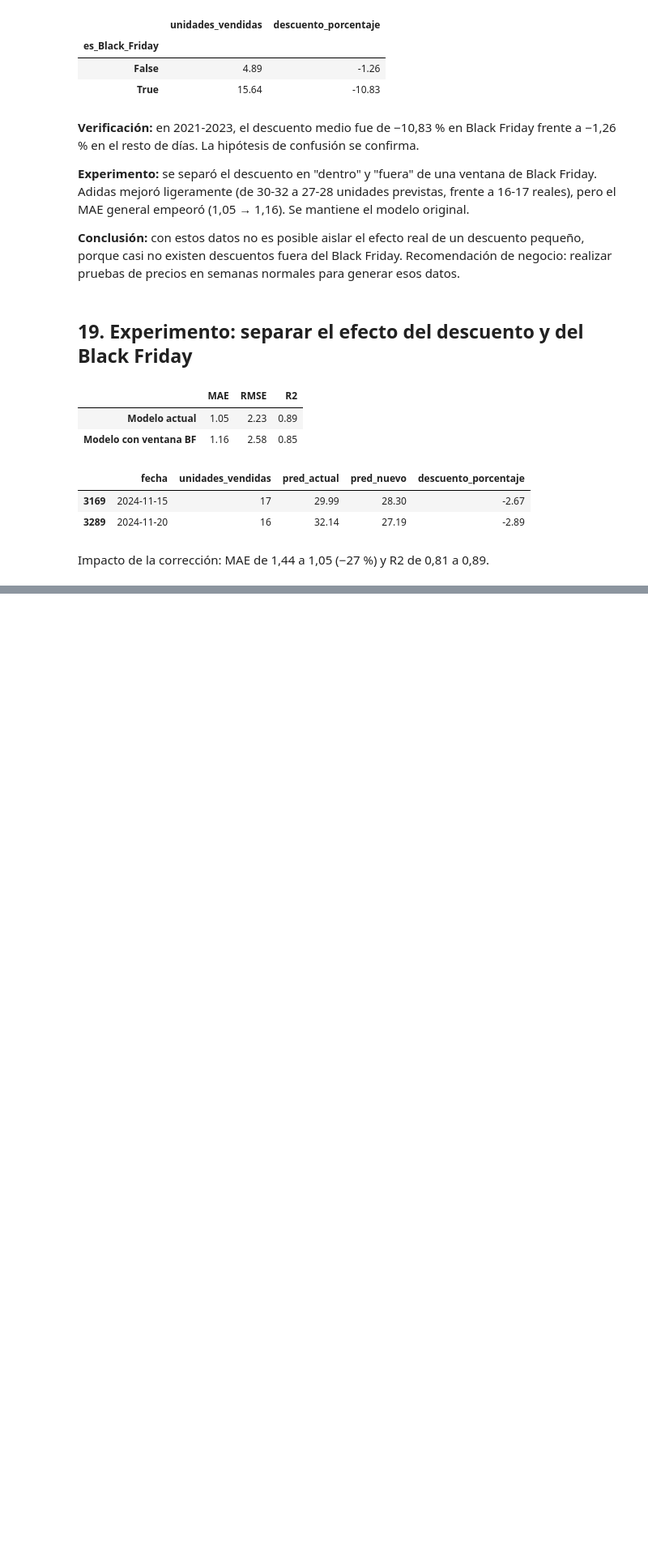
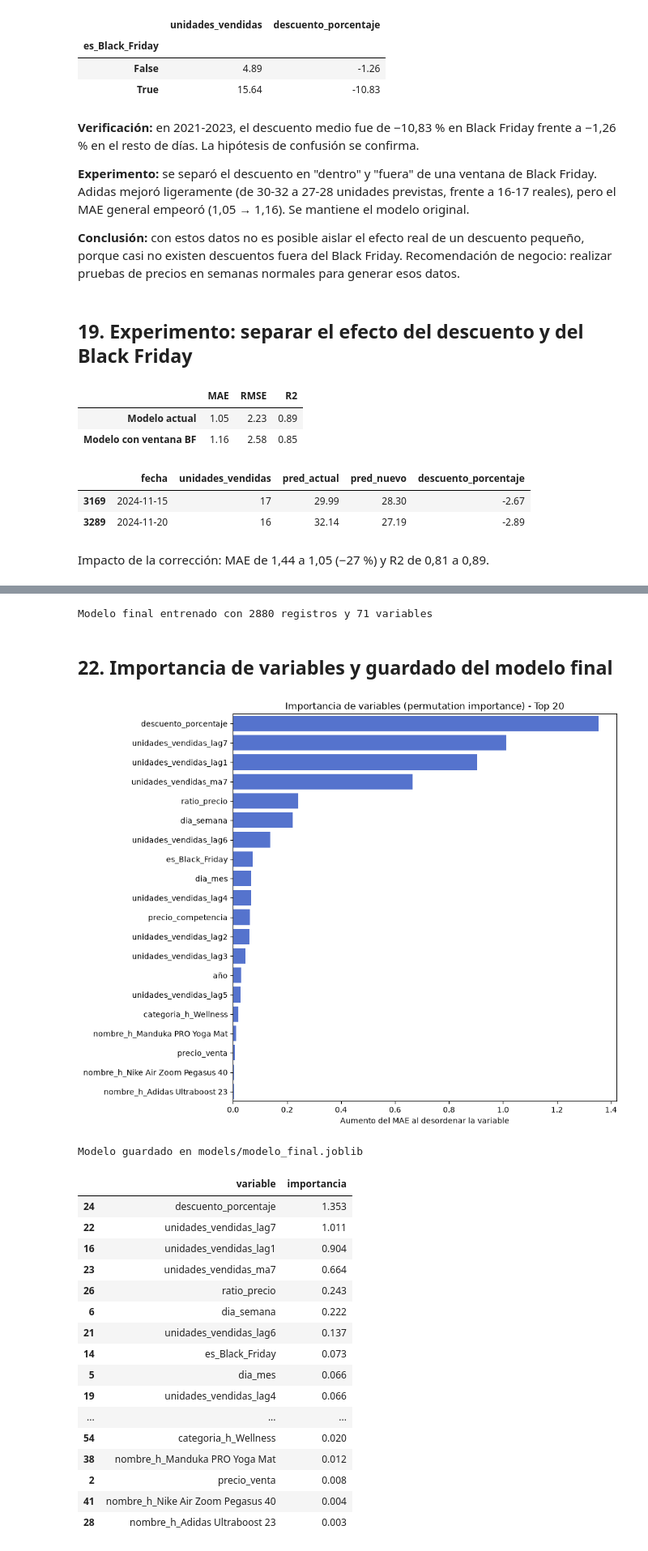
Before and after one commit to florenciaalmironfr-svg/prevision-ventes, a Jupyter notebook: notebooks/Entrenamiento.ipynb, the cells around one changed output, grey strips where cells are left out. Shown at 81% size. Saved outputs shown, nothing was run; the diff lists cells and outputs as text; code cells hidden in the pictures; blank space fills up the shorter version.

Commit message:
Importance des variables et sauvegarde du modèle

```diff
--- a/notebooks/Entrenamiento.ipynb
+++ b/notebooks/Entrenamiento.ipynb
@@ -1097,0 +1152,69 @@ Impacto de la corrección: MAE de 1,44 a 1,05 (−27 %) y R2 de 0,81 a 0,89.
+# %%
+# Modelo final: mismos parámetros y mismas variables, entrenado con todos los datos (2021-2024)
+X_full = df[predictoras]
+y_full = df["unidades_vendidas"]
+
+modelo_final = HistGradientBoostingRegressor(
+    learning_rate=0.05,
+    max_iter=400,
+    max_depth=7,
+    l2_regularization=1.0,
+    random_state=42,
+)
+modelo_final.fit(X_full, y_full)
+
+print(f"Modelo final entrenado con {len(X_full)} registros y {len(predictoras)} variables")
+# %% [output]
+Modelo final entrenado con 2880 registros y 71 variables
+# %% [markdown]
+## 22. Importancia de variables y guardado del modelo final
+# %%
+from sklearn.inspection import permutation_importance
+import joblib
+
+# Importancia: cuánto aumenta el MAE al desordenar cada variable
+resultado = permutation_importance(
+    modelo_final, X_full, y_full,
+    n_repeats=10, random_state=42, scoring="neg_mean_absolute_error",
+)
+
+importancias_df = pd.DataFrame({
+    "variable": X_full.columns,
+    "importancia": resultado.importances_mean,
+}).sort_values("importancia", ascending=False)
+
+# Gráfico de las 20 variables más importantes (71 no se leerían)
+top = importancias_df.head(20)
+plt.figure(figsize=(10, 8))
+sns.barplot(data=top, x="importancia", y="variable", color="royalblue")
+plt.title("Importancia de variables (permutation importance) - Top 20")
+plt.xlabel("Aumento del MAE al desordenar la variable")
+plt.ylabel("")
+plt.tight_layout()
+plt.show()
+
+# Guardar el modelo final para usarlo en la app
+joblib.dump(modelo_final, "../models/modelo_final.joblib")
+print("Modelo guardado en models/modelo_final.joblib")
+
+top.round(3)
+# %% [output]
+[figure, added]
+Modelo guardado en models/modelo_final.joblib
+|  | variable | importancia |
+| 24 | descuento_porcentaje | 1.353 |
+| 22 | unidades_vendidas_lag7 | 1.011 |
+| 16 | unidades_vendidas_lag1 | 0.904 |
+| 23 | unidades_vendidas_ma7 | 0.664 |
+| 26 | ratio_precio | 0.243 |
+| 6 | dia_semana | 0.222 |
+| 21 | unidades_vendidas_lag6 | 0.137 |
+| 14 | es_Black_Friday | 0.073 |
+| 5 | dia_mes | 0.066 |
+| 19 | unidades_vendidas_lag4 | 0.066 |
+| ... | ... | ... |
+| 54 | categoria_h_Wellness | 0.020 |
+| 38 | nombre_h_Manduka PRO Yoga Mat | 0.012 |
+| 2 | precio_venta | 0.008 |
+| 41 | nombre_h_Nike Air Zoom Pegasus 40 | 0.004 |
+| 28 | nombre_h_Adidas Ultraboost 23 | 0.003 |
```
Also changed, not shown: parts of 5 cells of this notebook, 1 other file.
